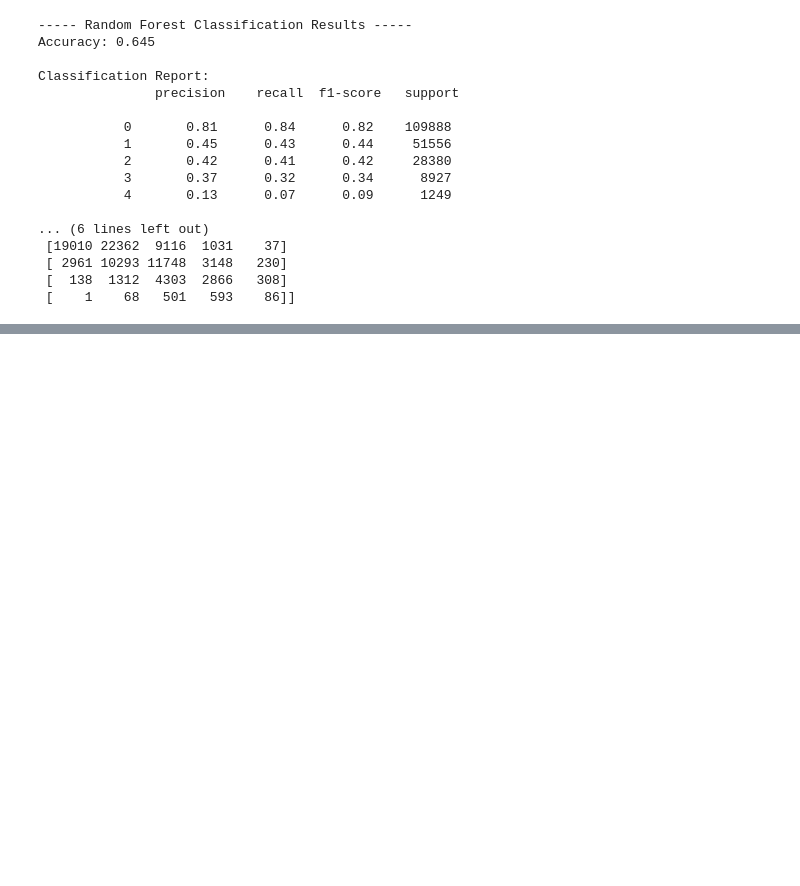
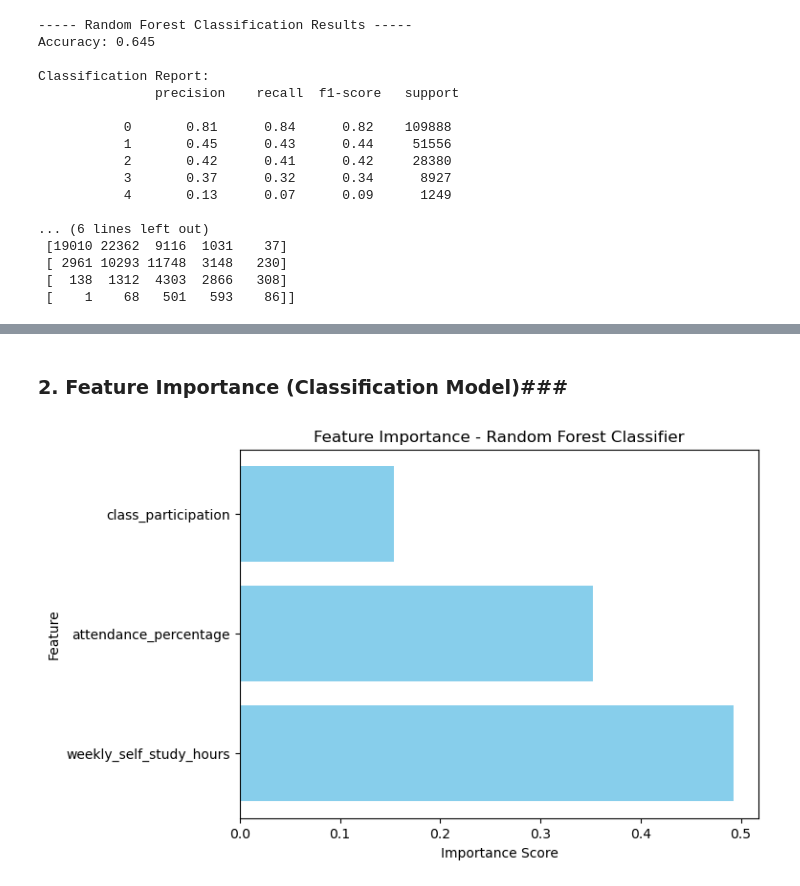
Before and after one commit to LinetLydia/Student-Performance-Prediction, a Jupyter notebook: student_prediction.ipynb, the cells around one changed output, grey strips where cells are left out. Drawn from its saved outputs; the diff is of its cells as text; code cells hidden in the pictures; blank space fills up the shorter version.

```diff
--- a/student_prediction.ipynb
+++ b/student_prediction.ipynb
@@ -282,0 +317,17 @@ Classification Report:
+# %% [markdown]
+### 2. Feature Importance (Classification Model)###
+# %%
+# Feature importance visualization
+import numpy as np
+
+importances = clf_model.feature_importances_
+features = X_clf.columns
+
+plt.figure(figsize=(7,5))
+plt.barh(features, importances, color='skyblue')
+plt.xlabel("Importance Score")
+plt.ylabel("Feature")
+plt.title("Feature Importance - Random Forest Classifier")
+plt.show()
+# %% [output]
+[figure, added]
```
Also changed, not shown: parts of 7 cells of this notebook.
